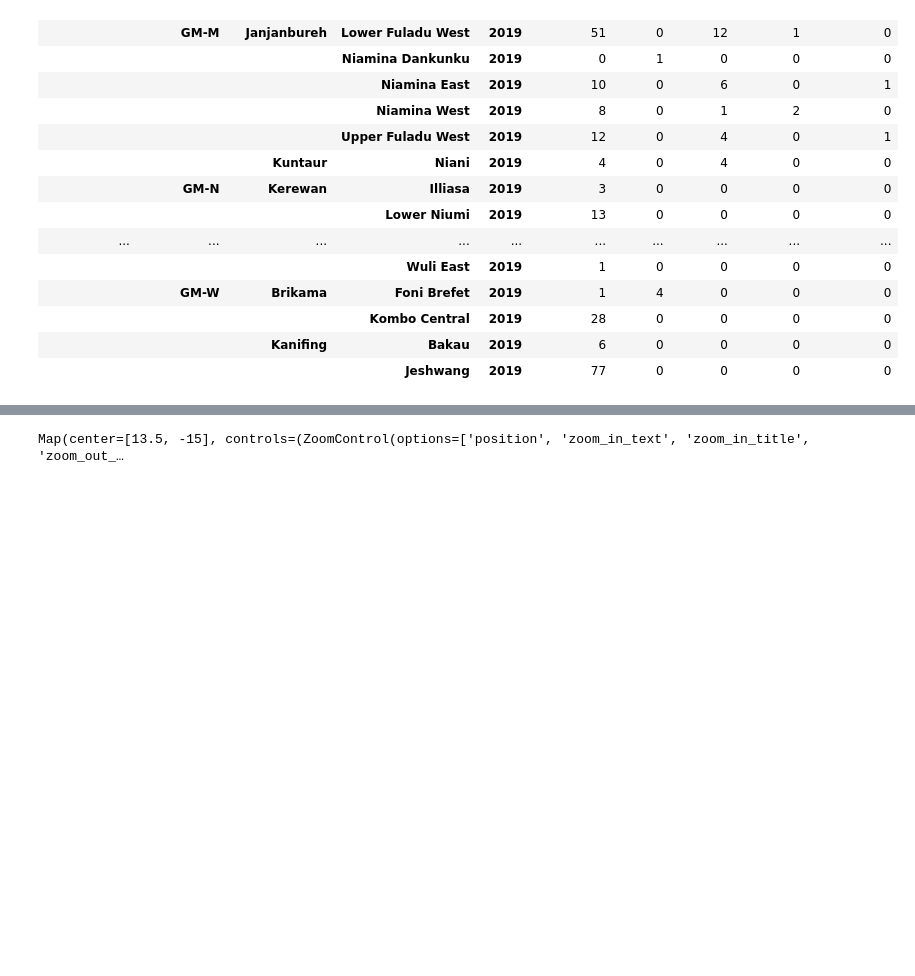
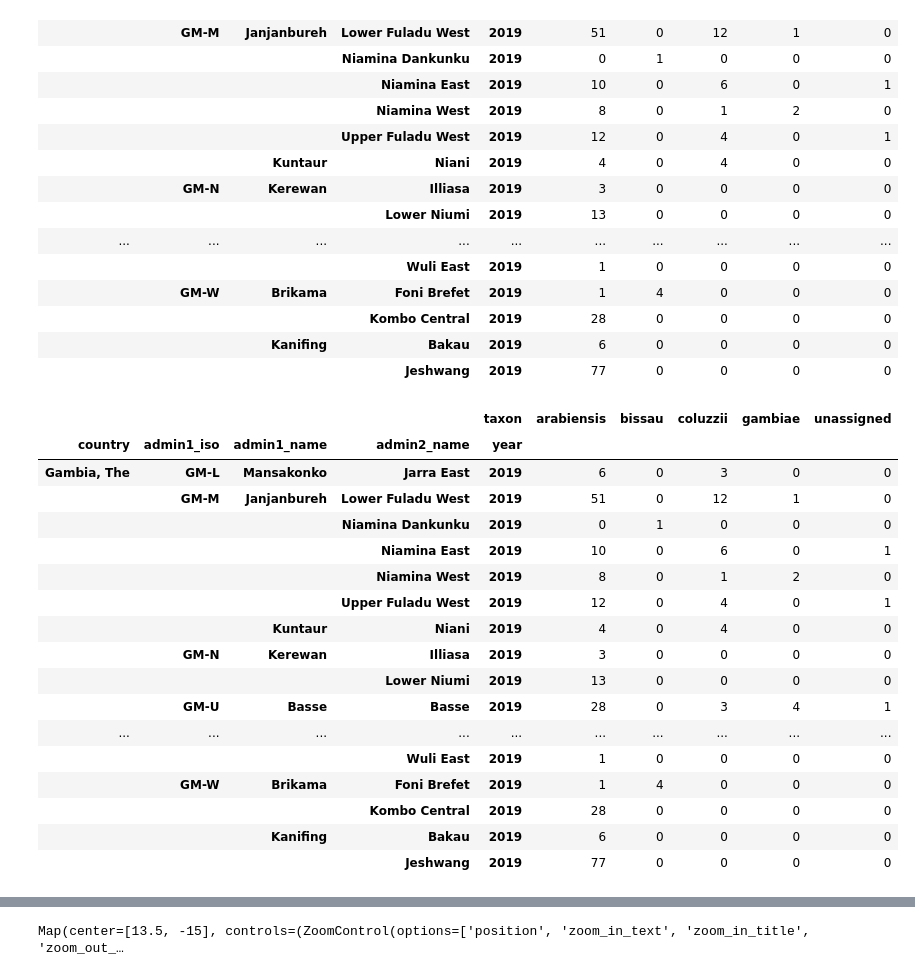
Before and after one commit to JaneNjeri/divergent-genetic-insecticide-resistance-in-gambian-malaria-vector, a Jupyter notebook: notebooks/fig1a_population_sampling.ipynb, the cells around one changed output, grey strips where cells are left out. Saved outputs shown, nothing was run; the diff lists cells and outputs as text; code cells hidden in the pictures; blank space fills up the shorter version.

```diff
--- a/notebooks/population_sampling.ipynb
+++ b/notebooks/fig1a_population_sampling.ipynb
@@ -110,0 +106,22 @@ df_gambia
+# %%
+df_gambia2 = ag3.count_samples(sample_query=query_gm)
+df_gambia2
+# %% [output]
+|  |  |  |  | taxon | arabiensis | bissau | coluzzii | gambiae | unassigned |
+| country | admin1_iso | admin1_name | admin2_name | year |  |  |  |  |  |
+| Gambia, The | GM-L | Mansakonko | Jarra East | 2019 | 6 | 0 | 3 | 0 | 0 |
+|  | GM-M | Janjanbureh | Lower Fuladu West | 2019 | 51 | 0 | 12 | 1 | 0 |
+|  |  |  | Niamina Dankunku | 2019 | 0 | 1 | 0 | 0 | 0 |
+|  |  |  | Niamina East | 2019 | 10 | 0 | 6 | 0 | 1 |
+|  |  |  | Niamina West | 2019 | 8 | 0 | 1 | 2 | 0 |
+|  |  |  | Upper Fuladu West | 2019 | 12 | 0 | 4 | 0 | 1 |
+|  |  | Kuntaur | Niani | 2019 | 4 | 0 | 4 | 0 | 0 |
+|  | GM-N | Kerewan | Illiasa | 2019 | 3 | 0 | 0 | 0 | 0 |
+|  |  |  | Lower Niumi | 2019 | 13 | 0 | 0 | 0 | 0 |
+|  | GM-U | Basse | Basse | 2019 | 28 | 0 | 3 | 4 | 1 |
+| ... | ... | ... | ... | ... | ... | ... | ... | ... | ... |
+|  |  |  | Wuli East | 2019 | 1 | 0 | 0 | 0 | 0 |
+|  | GM-W | Brikama | Foni Brefet | 2019 | 1 | 4 | 0 | 0 | 0 |
+|  |  |  | Kombo Central | 2019 | 28 | 0 | 0 | 0 | 0 |
+|  |  | Kanifing | Bakau | 2019 | 6 | 0 | 0 | 0 | 0 |
+|  |  |  | Jeshwang | 2019 | 77 | 0 | 0 | 0 | 0 |
```
Also changed, not shown: parts of 20 cells of this notebook, 18 other files.
